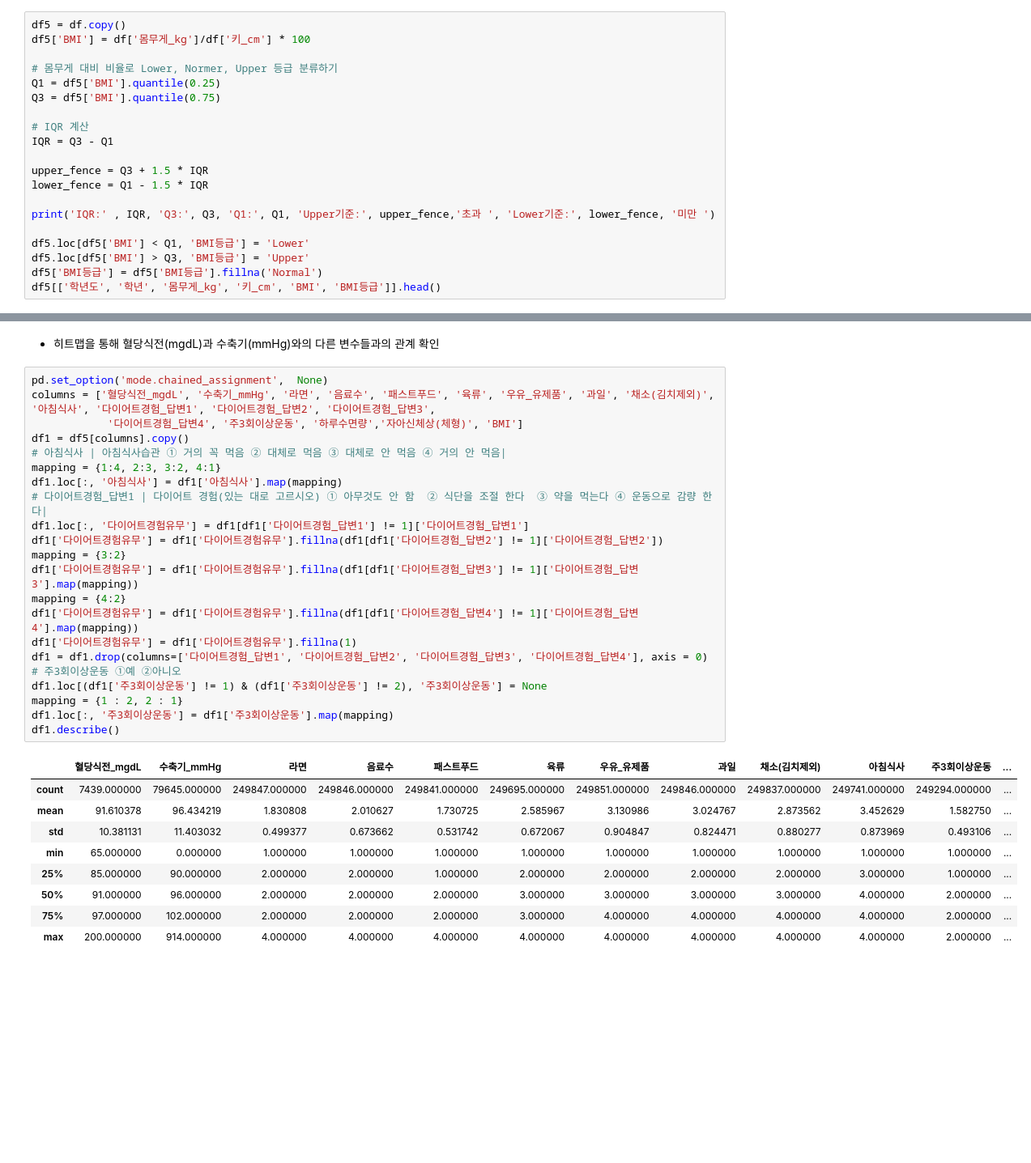
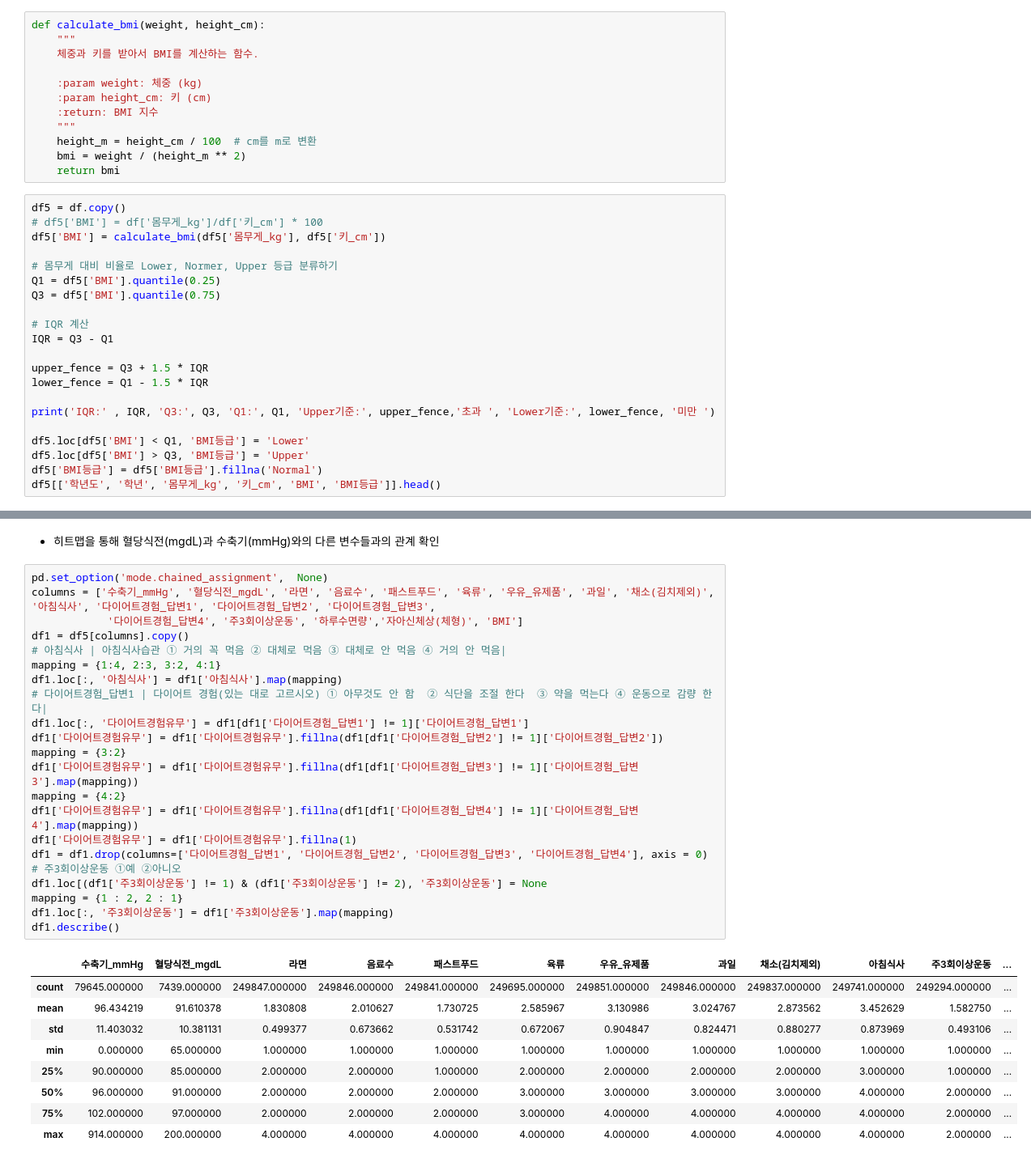
Before and after one commit to wooyeon83/AIBP_Team_Project, a Jupyter notebook: src/PRJ_02_Data_Analyze_Visualization_cwy.ipynb, the cells around one changed output, grey strips where cells are left out. Shown at 81% size. Cells and saved outputs as stored; diff of their text form; blank space fills up the shorter version.

```diff
--- a/src/PRJ_02_Data_Analyze_Visualization_cwy.ipynb
+++ b/src/PRJ_02_Data_Analyze_Visualization_cwy.ipynb
@@ -172,9 +172,22 @@ fig.subplots_adjust(left=0.1, right=0.9, top=0.85, bottom=0.2, wspace=0.4)
         * Upper 등급 : Q3 보다 높은 경우
     * 최솟값(IQR 1사분위값에서 1.5배 낮은 범위의 값) : box plot 에서 이상치 제거시 사용
     * 최대값(IQR 3사분위값에서 1.5배 높은 범위의 값) : box plot 에서 이상치 제거시 사용
+# %%
+def calculate_bmi(weight, height_cm):
+    """
+    체중과 키를 받아서 BMI를 계산하는 함수.
+
+    :param weight: 체중 (kg)
+    :param height_cm: 키 (cm)
+    :return: BMI 지수
+    """
+    height_m = height_cm / 100  # cm를 m로 변환
+    bmi = weight / (height_m ** 2)
+    return bmi
 # %%
 df5 = df.copy()
-df5['BMI'] = df['몸무게_kg']/df['키_cm'] * 100
+# df5['BMI'] = df['몸무게_kg']/df['키_cm'] * 100
+df5['BMI'] = calculate_bmi(df5['몸무게_kg'], df5['키_cm'])
 
 # 몸무게 대비 비율로 Lower, Normer, Upper 등급 분류하기
 Q1 = df5['BMI'].quantile(0.25)
@@ -465,36 +478,36 @@ plt.tight_layout()
 * 히트맵을 통해 혈당식전(mgdL)과 수축기(mmHg)와의 다른 변수들과의 관계 확인
 # %%
 pd.set_option('mode.chained_assignment',  None)
-columns = ['혈당식전_mgdL', '수축기_mmHg', '라면', '음료수', '패스트푸드', '육류', '우유_유제품', '과일', '채소(김치제외)', '아침식사', '다이어트경험_답변1', '다이어트경험_답변2', '다이어트경험_답변3',
+columns = ['수축기_mmHg', '혈당식전_mgdL', '라면', '음료수', '패스트푸드', '육류', '우유_유제품', '과일', '채소(김치제외)', '아침식사', '다이어트경험_답변1', '다이어트경험_답변2', '다이어트경험_답변3',
             '다이어트경험_답변4', '주3회이상운동', '하루수면량','자아신체상(체형)', 'BMI']
 df1 = df5[columns].copy()
 # 아침식사 | 아침식사습관 ① 거의 꼭 먹음 ② 대체로 먹음 ③ 대체로 안 먹음 ④ 거의 안 먹음|
 mapping = {1:4, 2:3, 3:2, 4:1}
 df1.loc[:, '아침식사'] = df1['아침식사'].map(mapping)
 # 다이어트경험_답변1 | 다이어트 경험(있는 대로 고르시오) ① 아무것도 안 함  ② 식단을 조절 한다  ③ 약을 먹는다 ④ 운동으로 감량 한다|
 df1.loc[:, '다이어트경험유무'] = df1[df1['다이어트경험_답변1'] != 1]['다이어트경험_답변1']
 df1['다이어트경험유무'] = df1['다이어트경험유무'].fillna(df1[df1['다이어트경험_답변2'] != 1]['다이어트경험_답변2'])
 mapping = {3:2}
 df1['다이어트경험유무'] = df1['다이어트경험유무'].fillna(df1[df1['다이어트경험_답변3'] != 1]['다이어트경험_답변3'].map(mapping))
 mapping = {4:2}
 df1['다이어트경험유무'] = df1['다이어트경험유무'].fillna(df1[df1['다이어트경험_답변4'] != 1]['다이어트경험_답변4'].map(mapping))
 df1['다이어트경험유무'] = df1['다이어트경험유무'].fillna(1)
 df1 = df1.drop(columns=['다이어트경험_답변1', '다이어트경험_답변2', '다이어트경험_답변3', '다이어트경험_답변4'], axis = 0)
 # 주3회이상운동 ①예 ②아니오
 df1.loc[(df1['주3회이상운동'] != 1) & (df1['주3회이상운동'] != 2), '주3회이상운동'] = None
 mapping = {1 : 2, 2 : 1}
 df1.loc[:, '주3회이상운동'] = df1['주3회이상운동'].map(mapping)
 df1.describe()
 # %% [output]
-|  | 혈당식전_mgdL | 수축기_mmHg | 라면 | 음료수 | 패스트푸드 | 육류 | 우유_유제품 | 과일 | 채소(김치제외) | 아침식사 | 주3회이상운동 | ... |
-| count | 7439.000000 | 79645.000000 | 249847.000000 | 249846.000000 | 249841.000000 | 249695.000000 | 249851.000000 | 249846.000000 | 249837.000000 | 249741.000000 | 249294.000000 | ... |
-| mean | 91.610378 | 96.434219 | 1.830808 | 2.010627 | 1.730725 | 2.585967 | 3.130986 | 3.024767 | 2.873562 | 3.452629 | 1.582750 | ... |
-| std | 10.381131 | 11.403032 | 0.499377 | 0.673662 | 0.531742 | 0.672067 | 0.904847 | 0.824471 | 0.880277 | 0.873969 | 0.493106 | ... |
-| min | 65.000000 | 0.000000 | 1.000000 | 1.000000 | 1.000000 | 1.000000 | 1.000000 | 1.000000 | 1.000000 | 1.000000 | 1.000000 | ... |
-| 25% | 85.000000 | 90.000000 | 2.000000 | 2.000000 | 1.000000 | 2.000000 | 2.000000 | 2.000000 | 2.000000 | 3.000000 | 1.000000 | ... |
-| 50% | 91.000000 | 96.000000 | 2.000000 | 2.000000 | 2.000000 | 3.000000 | 3.000000 | 3.000000 | 3.000000 | 4.000000 | 2.000000 | ... |
-| 75% | 97.000000 | 102.000000 | 2.000000 | 2.000000 | 2.000000 | 3.000000 | 4.000000 | 4.000000 | 4.000000 | 4.000000 | 2.000000 | ... |
-| max | 200.000000 | 914.000000 | 4.000000 | 4.000000 | 4.000000 | 4.000000 | 4.000000 | 4.000000 | 4.000000 | 4.000000 | 2.000000 | ... |
+|  | 수축기_mmHg | 혈당식전_mgdL | 라면 | 음료수 | 패스트푸드 | 육류 | 우유_유제품 | 과일 | 채소(김치제외) | 아침식사 | 주3회이상운동 | ... |
+| count | 79645.000000 | 7439.000000 | 249847.000000 | 249846.000000 | 249841.000000 | 249695.000000 | 249851.000000 | 249846.000000 | 249837.000000 | 249741.000000 | 249294.000000 | ... |
+| mean | 96.434219 | 91.610378 | 1.830808 | 2.010627 | 1.730725 | 2.585967 | 3.130986 | 3.024767 | 2.873562 | 3.452629 | 1.582750 | ... |
+| std | 11.403032 | 10.381131 | 0.499377 | 0.673662 | 0.531742 | 0.672067 | 0.904847 | 0.824471 | 0.880277 | 0.873969 | 0.493106 | ... |
+| min | 0.000000 | 65.000000 | 1.000000 | 1.000000 | 1.000000 | 1.000000 | 1.000000 | 1.000000 | 1.000000 | 1.000000 | 1.000000 | ... |
+| 25% | 90.000000 | 85.000000 | 2.000000 | 2.000000 | 1.000000 | 2.000000 | 2.000000 | 2.000000 | 2.000000 | 3.000000 | 1.000000 | ... |
+| 50% | 96.000000 | 91.000000 | 2.000000 | 2.000000 | 2.000000 | 3.000000 | 3.000000 | 3.000000 | 3.000000 | 4.000000 | 2.000000 | ... |
+| 75% | 102.000000 | 97.000000 | 2.000000 | 2.000000 | 2.000000 | 3.000000 | 4.000000 | 4.000000 | 4.000000 | 4.000000 | 2.000000 | ... |
+| max | 914.000000 | 200.000000 | 4.000000 | 4.000000 | 4.000000 | 4.000000 | 4.000000 | 4.000000 | 4.000000 | 4.000000 | 2.000000 | ... |
 # %%
 plt.figure(figsize=(12, 5))
 sns.heatmap(round(df1.corr(),3), cmap='Reds', annot=True)
```
Also changed, not shown: parts of 9 cells of this notebook, 2 other files.
